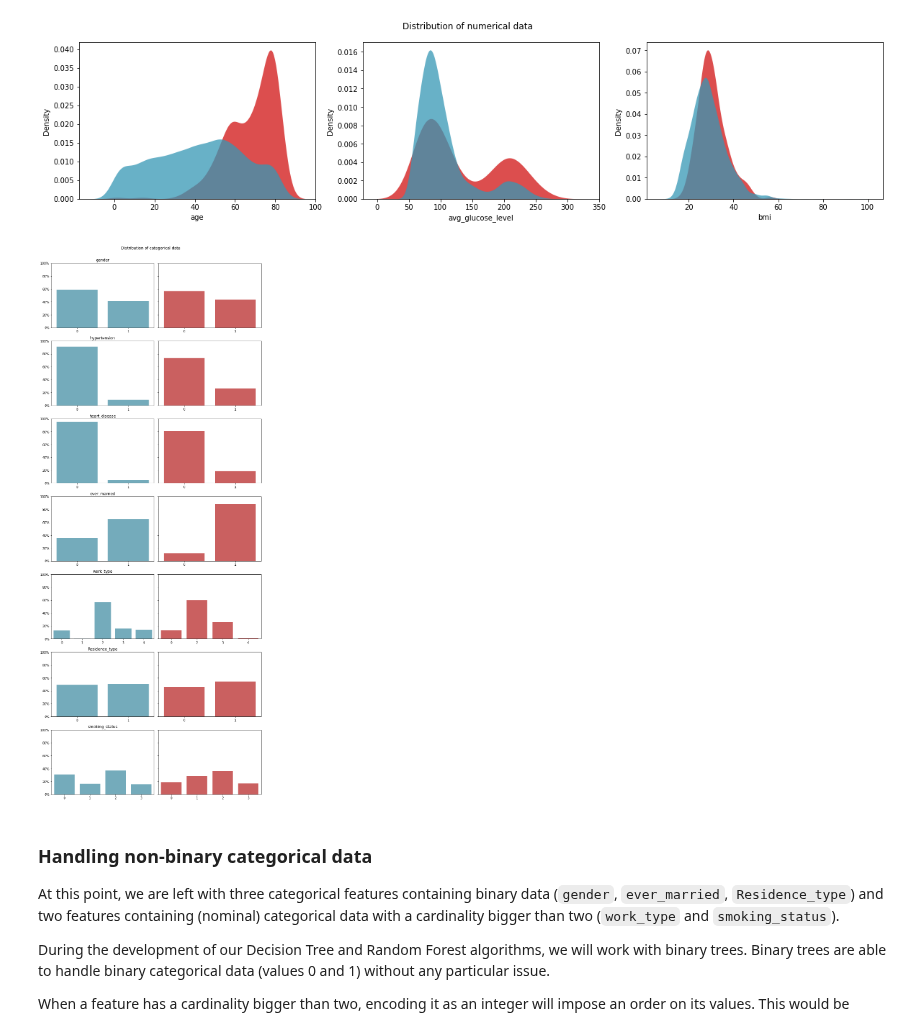
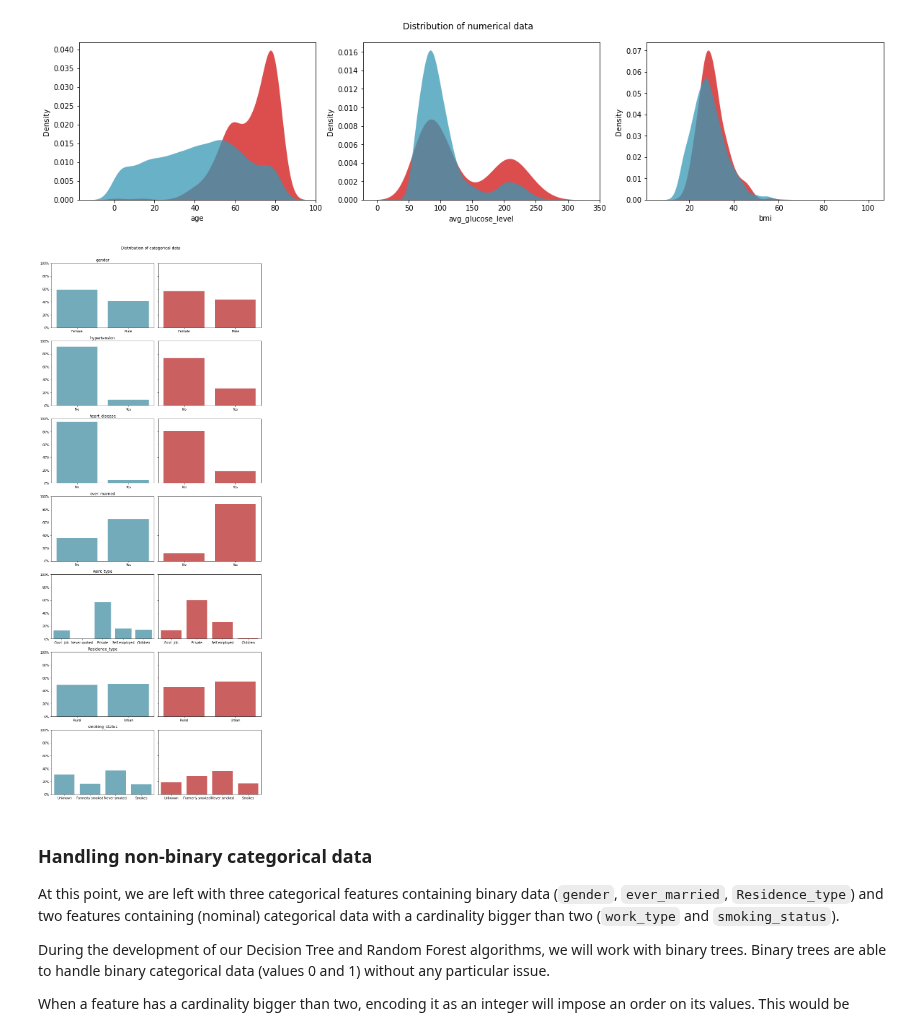
Before and after one commit to iberius96/Classification-task-for-heart-condition, a Jupyter notebook: main.ipynb, the cells around one changed output. Saved outputs shown, nothing was run; the diff lists cells and outputs as text; code cells hidden in the pictures.

```diff
--- a/main.ipynb
+++ b/main.ipynb
@@ -84,0 +81,3 @@ print(df.smoking_status.unique())
+# %%
+for i in ['gender', 'ever_married', 'work_type', 'Residence_type', 'smoking_status']:
+    print(f"{i}: {df[i].unique()}")
@@ -188,45 +202,50 @@ plt.show()
 [figure]
 # %%
 categorical_features = ['gender', 'hypertension', 'heart_disease', 'ever_married', 'work_type', 'Residence_type', 'smoking_status']
+categorical_values = [['Female', 'Male'], ['No', 'Yes'], ['No', 'Yes'], ['No', 'Yes'], ['Govt. job', 'Never worked', 'Private', 'Self-employed', 'Children'], ['Rural', 'Urban'], ['Unknown', 'Formerly smoked', 'Never smoked', 'Smokes']]
 
 fig, ax = plt.subplots(len(categorical_features), 2, figsize=(10, 25), sharey=True)
 
 for i in range(len(categorical_features)):
     feature = categorical_features[i]
+    values = categorical_values[i]
 
     sns.barplot(
         x=feature,
         y=feature,
         alpha=.75,
         color='#3697b5',
         data=no_stroke_df,
         estimator=lambda x: len(x) / len(no_stroke_df) * 100,
         ax=ax[i,0]
-    )
+    ).set_xticklabels(values)
+
+    if(feature == 'work_type'):
+        values.remove('Never worked')
 
     sns.barplot(
         x=feature,
         y=feature,
         alpha=.75,
         color='#d11313',
         data=stroke_df,
         estimator=lambda x: len(x) / len(stroke_df) * 100,
         ax=ax[i,1]
-    )
+    ).set_xticklabels(values)
 
     ax[i,0].set_title(feature)
     ax[i,0].set_ylabel('')
     ax[i,1].set_ylabel('')
     ax[i,0].set_xlabel('')
     ax[i,1].set_xlabel('')
     ax[i,0].yaxis.set_major_formatter(mtick.PercentFormatter())
 
 fig.tight_layout()
 fig.subplots_adjust(top=0.95)
 plt.suptitle('Distribution of categorical data')
 plt.show()
 # %% [output]
-[figure, old version]
+[figure, new version]
 # %%
 ## Removing ids
 df = df.drop(['id'], axis=1)
```
Also changed, not shown: parts of 24 cells of this notebook.
